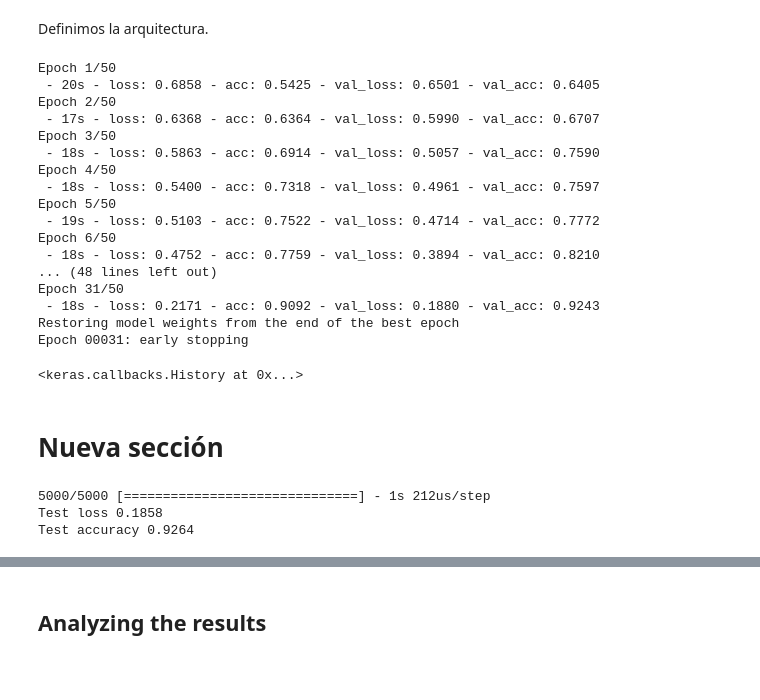
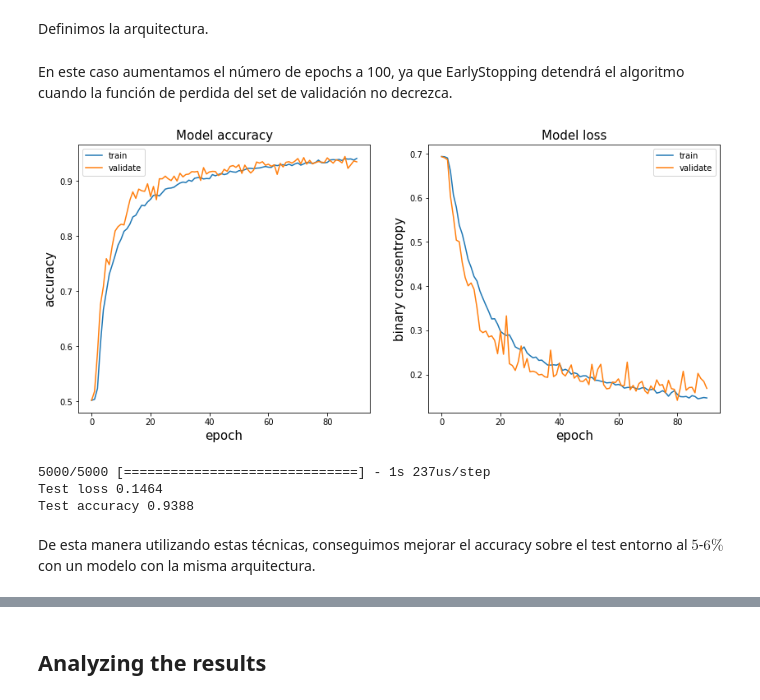
Before and after one commit to fjtm/Data, a Jupyter notebook: dogsVScats_francisco_javier_tebar_martinez.ipynb, the cells around one changed output, grey strips where cells are left out. Saved outputs shown, nothing was run; the diff lists cells and outputs as text; code cells hidden in the pictures; blank space fills up the shorter version.

```diff
--- a/dogsVScats_francisco_javier_tebar_martinez.ipynb
+++ b/dogsVScats_francisco_javier_tebar_martinez.ipynb
@@ -88,6 +125,4 @@ Data is structured under two folders, *train* and *test*. You are only allowed t
 # %% [markdown]
 The recommended way to load an image from disk is to use the *imread* function from the *scikit-image* library. For example:
 # %%
-from skimage.io import imread
-
-image = imread("./img/sample.jpg")
+image = imread("Data/img/sample.jpg")
@@ -789,40 +808,43 @@ model.add(Dropout(0.5))
 model.add(Dense(2,activation='sigmoid'))
 
 model.compile(loss='binary_crossentropy', optimizer='adam', metrics=['accuracy'])
+# %% [markdown]
+En este caso aumentamos el número de epochs a 100, ya que EarlyStopping detendrá el algoritmo cuando la función de perdida del set de validación no decrezca.
 # %%
 # Ejecutar solamente en google colab o en un entorno con GPU
 
-model.fit_generator(datagen.flow(X_not_validate, Y_not_validate, batch_size=128),
-                    steps_per_epoch=len(X_not_validate)/128, epochs=50, verbose=2,
+model_final = model.fit_generator(datagen.flow(X_not_validate, Y_not_validate, batch_size=128),
+                    steps_per_epoch=len(X_not_validate)/128, epochs=100, verbose=0,
                     validation_data = (X_validate, Y_validate),
-                    callbacks=[EarlyStopping(monitor='val_loss', mode='min', verbose=2, patience=5, restore_best_weights=True)]
+                    callbacks=[EarlyStopping(monitor='val_loss', mode='min', verbose=0, patience=10, restore_best_weights=True)]
 )
-# %% [output]
-Epoch 1/50
- - 20s - loss: 0.6858 - acc: 0.5425 - val_loss: 0.6501 - val_acc: 0.6405
-Epoch 2/50
- - 17s - loss: 0.6368 - acc: 0.6364 - val_loss: 0.5990 - val_acc: 0.6707
-Epoch 3/50
- - 18s - loss: 0.5863 - acc: 0.6914 - val_loss: 0.5057 - val_acc: 0.7590
-Epoch 4/50
- - 18s - loss: 0.5400 - acc: 0.7318 - val_loss: 0.4961 - val_acc: 0.7597
-Epoch 5/50
- - 19s - loss: 0.5103 - acc: 0.7522 - val_loss: 0.4714 - val_acc: 0.7772
-Epoch 6/50
- - 18s - loss: 0.4752 - acc: 0.7759 - val_loss: 0.3894 - val_acc: 0.8210
-... (48 lines left out)
-Epoch 31/50
- - 18s - loss: 0.2171 - acc: 0.9092 - val_loss: 0.1880 - val_acc: 0.9243
-Restoring model weights from the end of the best epoch
-Epoch 00031: early stopping
-<keras.callbacks.History at 0x...>
-# %% [markdown]
-# Nueva sección
+# %%
+plt.figure(figsize=(14, 6))
+plt.subplot(121)
+plt.plot(model_final.history['acc'])
+plt.plot(model_final.history['val_acc'])
+plt.title('Model accuracy', fontsize=15)
+plt.ylabel('accuracy', fontsize=15)
+plt.xlabel('epoch', fontsize=15)
+plt.legend(['train', 'validate'], loc='best')
+
+plt.subplot(122)
+plt.plot(model_final.history['loss'])
+plt.plot(model_final.history['val_loss'])
+plt.title('Model loss', fontsize=15)
+plt.ylabel('binary crossentropy', fontsize=15)
+plt.xlabel('epoch', fontsize=15)
+plt.legend(['train', 'validate'], loc='best')
+plt.show()
+# %% [output]
+[figure, added]
 # %%
 score = model.evaluate(X_test, Y_test)
 print("Test loss %.4f" % score[0])
 print("Test accuracy %.4f" % score[1])
 # %% [output]
-5000/5000 [==============================] - 1s 212us/step
-Test loss 0.1858
-Test accuracy 0.9264
+5000/5000 [==============================] - 1s 237us/step
+Test loss 0.1464
+Test accuracy 0.9388
+# %% [markdown]
+De esta manera utilizando estas técnicas, conseguimos mejorar el accuracy sobre el test entorno al $5$-$6\%$ con un modelo con la misma arquitectura.
```
Also changed, not shown: parts of 48 cells of this notebook.
